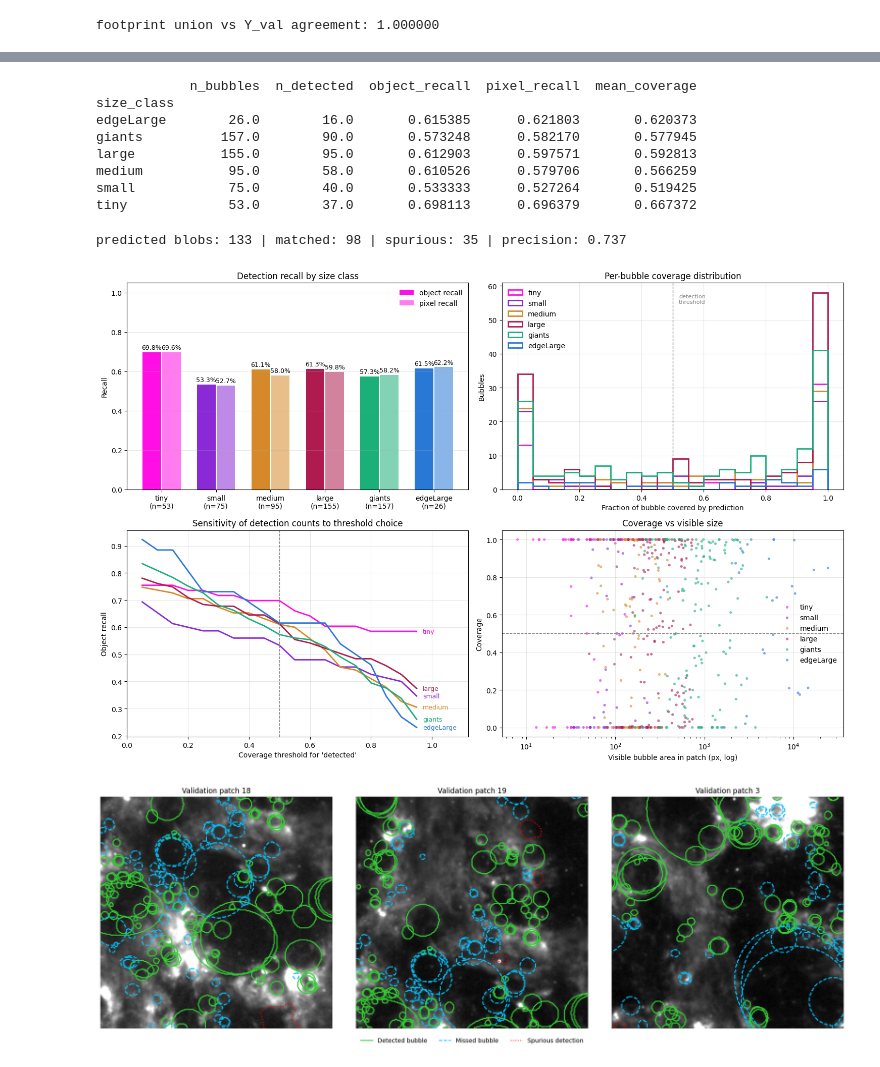
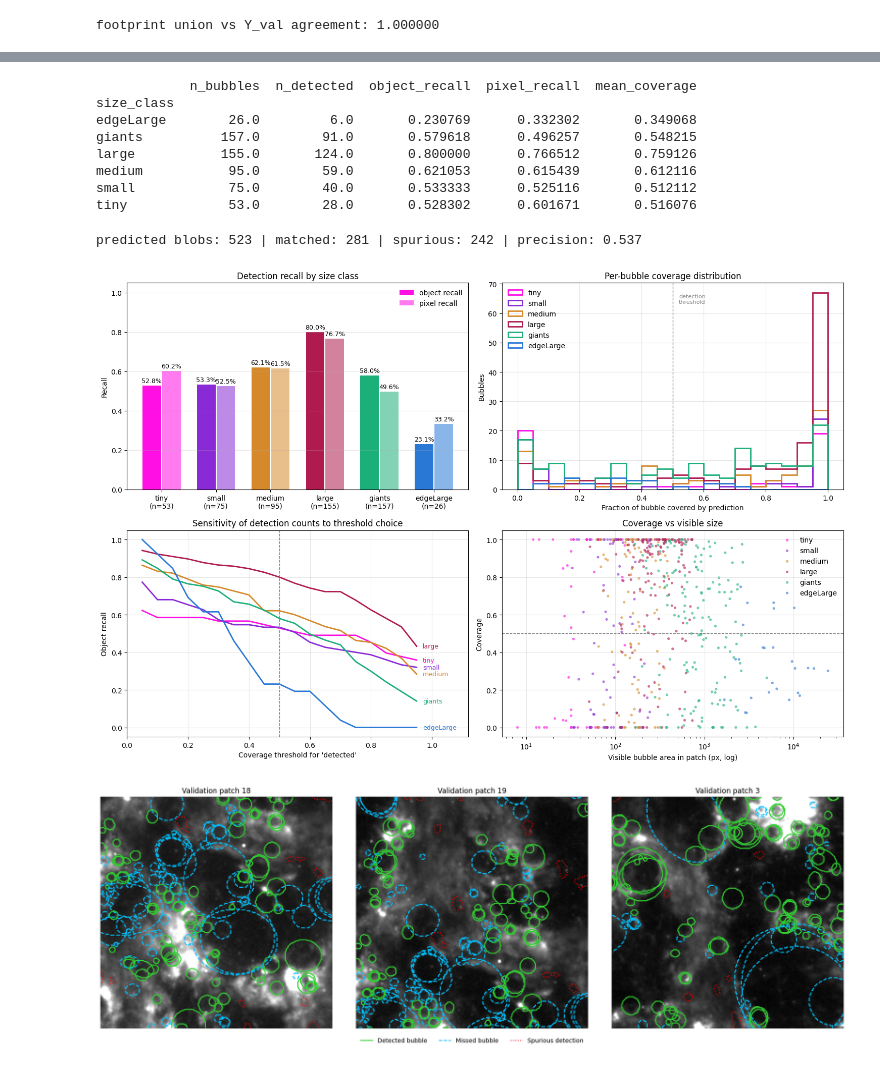
Before and after one commit to shailaja-mahara/bubbleDetection, a Jupyter notebook: notebooks/perClassEvaluation.ipynb, the cells around one changed output, grey strips where cells are left out. Saved outputs shown, nothing was run; the diff lists cells and outputs as text; code cells hidden in the pictures.

Commit message:
(add): baseline training and comparison

```diff
--- a/notebooks/perClassEvaluation.ipynb
+++ b/notebooks/perClassEvaluation.ipynb
@@ -52,7 +52,14 @@ PLOTS_PATH = "../outputs/figures/plots"
 
 os.makedirs(PLOTS_PATH, exist_ok=True)
 
-MODEL_PATH = os.path.join(MODEL_DIR, f"{ACTIVE_STAGE}bubble_unet.keras")
+# MODEL_TAG picks which trained model this notebook grades:
+#   "bubble_unet"   - the 4-level U-Net (historical output filenames, unchanged)
+#   "bubble_baseline" - the baseline encoder-decoder baseline (outputs get a
+#                     "baseline_" tag so nothing overwrites the U-Net results)
+MODEL_TAG = "bubble_baseline"
+
+MODEL_PATH = os.path.join(MODEL_DIR, f"{ACTIVE_STAGE}{MODEL_TAG}.keras")
+EVAL_TAG = "" if MODEL_TAG == "bubble_unet" else MODEL_TAG.removeprefix("bubble_") + "_"
 
 CURRICULUM_STAGES = {
     "stage00": ["edgeLarge"],
@@ -216,12 +223,12 @@ print(summary)
 # %% [output]
             n_bubbles  n_detected  object_recall  pixel_recall  mean_coverage
 size_class
-edgeLarge        26.0        16.0       0.615385      0.621803       0.620373
-giants          157.0        90.0       0.573248      0.582170       0.577945
-large           155.0        95.0       0.612903      0.597571       0.592813
-medium           95.0        58.0       0.610526      0.579706       0.566259
-small            75.0        40.0       0.533333      0.527264       0.519425
-tiny             53.0        37.0       0.698113      0.696379       0.667372
+edgeLarge        26.0         6.0       0.230769      0.332302       0.349068
+giants          157.0        91.0       0.579618      0.496257       0.548215
+large           155.0       124.0       0.800000      0.766512       0.759126
+medium           95.0        59.0       0.621053      0.615439       0.612116
+small            75.0        40.0       0.533333      0.525116       0.512112
+tiny             53.0        28.0       0.528302      0.601671       0.516076
 # %%
 n_blobs = n_matched = 0
 for p in range(len(pred_bin)):
@@ -236,7 +243,7 @@ for p in range(len(pred_bin)):
 print(f"predicted blobs: {n_blobs} | matched: {n_matched} | "
       f"spurious: {n_blobs - n_matched} | precision: {n_matched / n_blobs:.3f}")
 # %% [output]
-predicted blobs: 133 | matched: 98 | spurious: 35 | precision: 0.737
+predicted blobs: 523 | matched: 281 | spurious: 242 | precision: 0.537
 # %%
 # global detection stats (from the spurious-blob cell) ride along with the
 # per-class table; they are whole-exam numbers, not per-class
@@ -294,35 +301,35 @@ for c in CURRICULUM_STAGES[ACTIVE_STAGE]:
     ax.plot(sweep, recall, color=CLASS_COLORS[c], linewidth=2)
     ax.text(sweep[-1] + 0.02, recall[-1], c, color=CLASS_COLORS[c],
             fontsize=9, va="center")
 ax.axvline(COVERAGE_THRESHOLD, color="gray", linestyle="--", linewidth=1)
 ax.set_xlabel("Coverage threshold for 'detected'")
 ax.set_ylabel("Object recall")
 ax.set_title("Sensitivity of detection counts to threshold choice")
 ax.set_xlim(0, 1.12)
 ax.grid(alpha=0.3)
 
 # --- panel 4: coverage vs visible size (diagnoses sliver artifact)
 ax = axes[1, 1]
 for c in CURRICULUM_STAGES[ACTIVE_STAGE]:
     g = bubbles[bubbles.size_class == c]
     ax.scatter(g.visible_px, g.coverage, s=14, alpha=0.6,
                color=CLASS_COLORS[c], label=c, edgecolors="none")
 ax.axhline(COVERAGE_THRESHOLD, color="gray", linestyle="--", linewidth=1)
 ax.set_xscale("log")
 ax.set_xlabel("Visible bubble area in patch (px, log)")
 ax.set_ylabel("Coverage")
 ax.set_title("Coverage vs visible size")
 ax.legend(frameon=False)
 # ax.legend(frameon=True)
 ax.grid(alpha=0.3)
 
 plt.tight_layout()
 
-output_summary = os.path.join(PLOTS_PATH, f"{ACTIVE_STAGE}perClassEvalSummary.png")
+output_summary = os.path.join(PLOTS_PATH, f"{ACTIVE_STAGE}{EVAL_TAG}perClassEvalSummary.png")
 plt.savefig(output_summary, dpi=300, bbox_inches="tight")
 plt.show()
 # %% [output]
-[figure, old version]
+[figure, new version]
 # %%
 # detection maps: bubble outlines colored by outcome, spurious blobs contoured
 detected_by_id = dict(zip(bubbles.global_id, bubbles.detected))
@@ -361,12 +368,12 @@ legend_items = [
 fig.legend(handles=legend_items, loc="lower center", ncol=3, frameon=False)
 plt.tight_layout(rect=[0, 0.05, 1, 1])
 
-output_patches = os.path.join(FIGURE_DIR, f"{ACTIVE_STAGE}perClassEvalPatches.png")
+output_patches = os.path.join(FIGURE_DIR, f"{ACTIVE_STAGE}{EVAL_TAG}perClassEvalPatches.png")
 
 plt.savefig(output_patches, dpi=300, bbox_inches="tight")
 plt.show()
 # %% [output]
-[figure, old version]
+[figure, new version]
 # %%
 mosaic = np.load(IMAGE_PATH)
 
```
Also changed, not shown: parts of 5 cells of this notebook, 16 other files.
